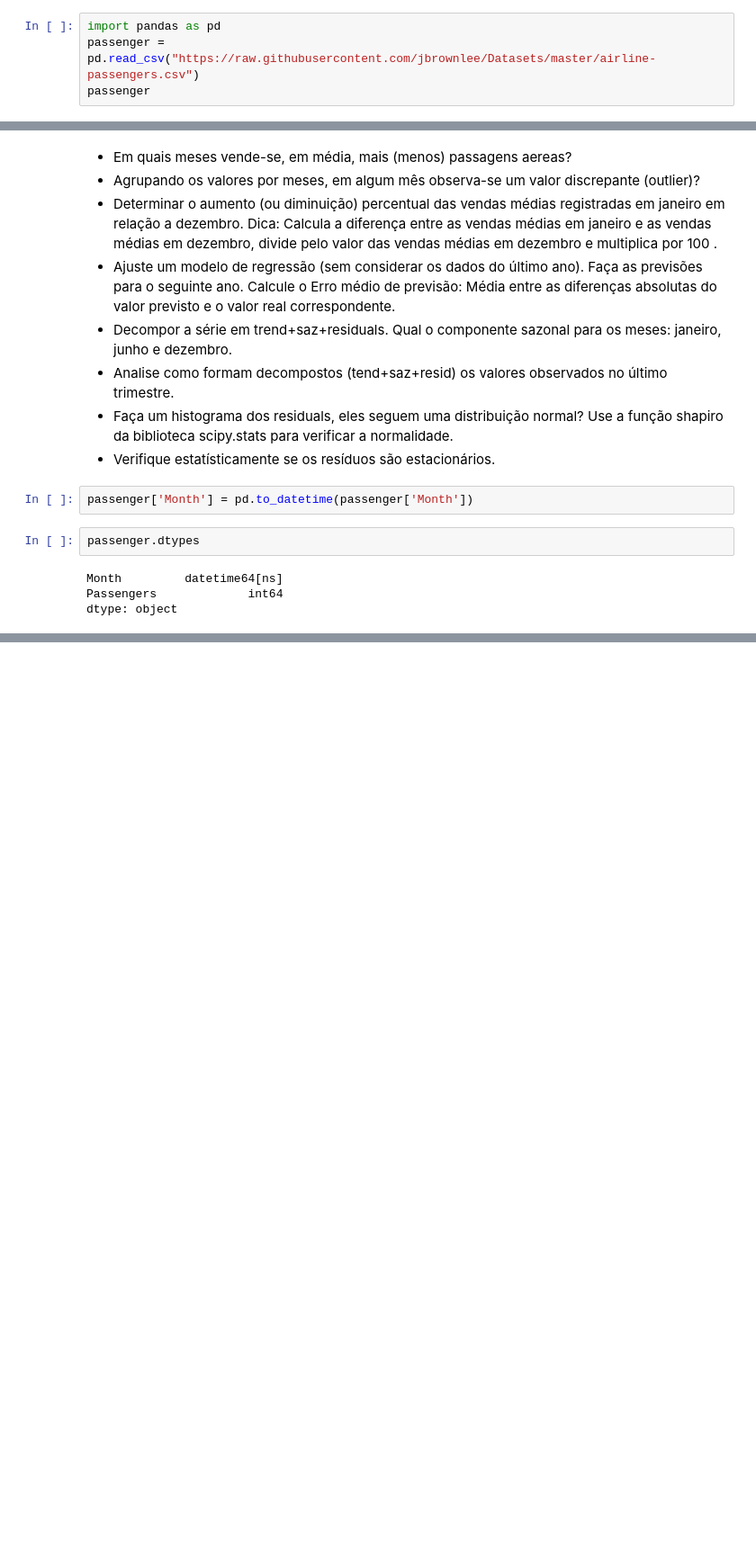
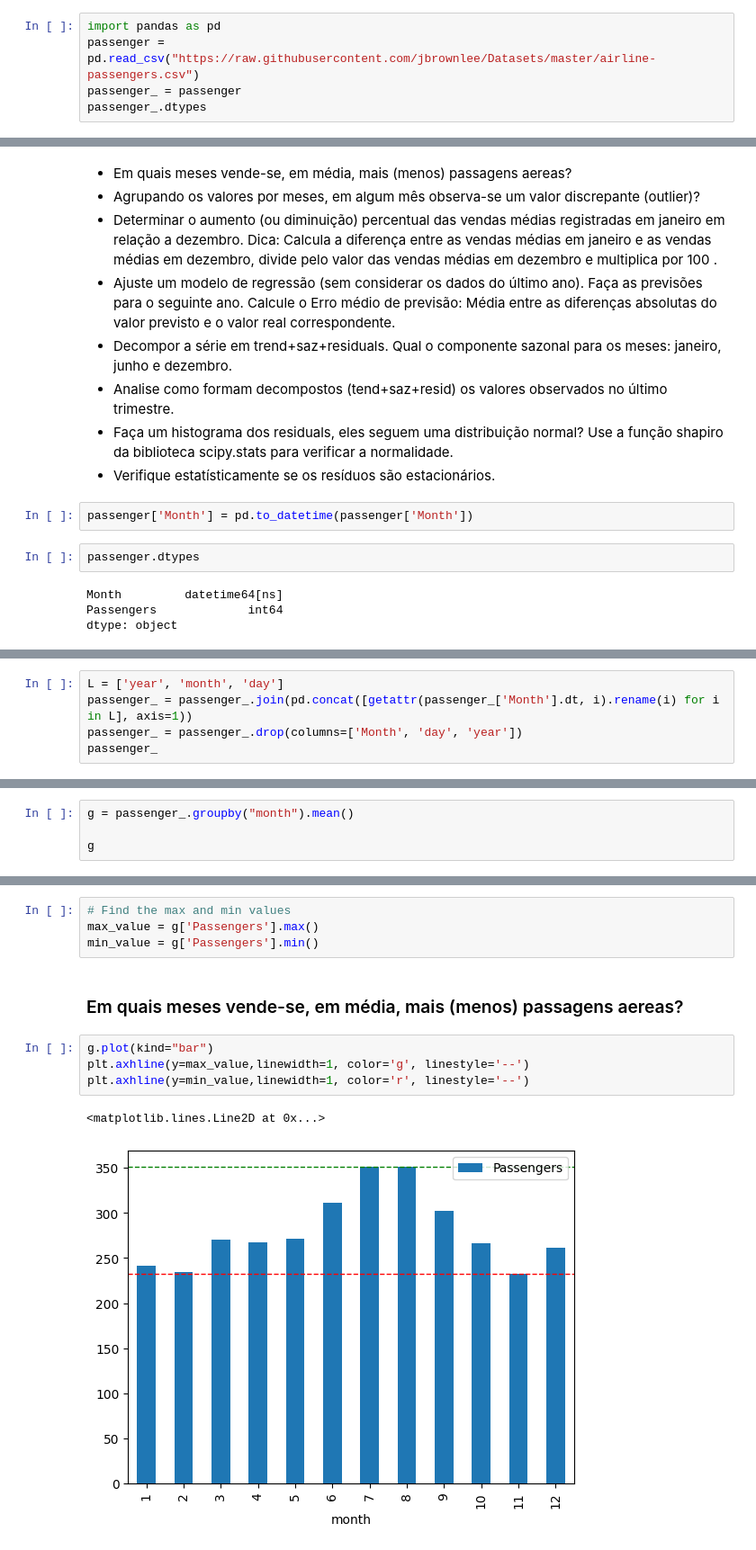
Before and after one commit to andvsilva/programming_school, a Jupyter notebook: notebooks/time-series/Lab_series_temp_2023_2.ipynb, the cells around one changed output, grey strips where cells are left out. Shown at 90% size. Saved outputs shown, nothing was run; the diff lists cells and outputs as text; blank space fills up the shorter version.

```diff
--- a/notebooks/time-series/Lab_series_temp_2023_2.ipynb
+++ b/notebooks/time-series/Lab_series_temp_2023_2.ipynb
@@ -20,5 +21,6 @@ import matplotlib.dates as mdates
 # %%
 import pandas as pd
 passenger = pd.read_csv("https://raw.githubusercontent.com/jbrownlee/Datasets/master/airline-passengers.csv")
-passenger
+passenger_ = passenger
+passenger_.dtypes
 # %% [output]
@@ -111,0 +92,5 @@ plt.show()
+# %%
+L = ['year', 'month', 'day']
+passenger_ = passenger_.join(pd.concat([getattr(passenger_['Month'].dt, i).rename(i) for i in L], axis=1))
+passenger_ = passenger_.drop(columns=['Month', 'day', 'year'])
+passenger_
@@ -111,0 +111,4 @@ plt.show()
+# %%
+g = passenger_.groupby("month").mean()
+
+g
@@ -111,0 +130,13 @@ plt.show()
+# %%
+# Find the max and min values
+max_value = g['Passengers'].max()
+min_value = g['Passengers'].min()
+# %% [markdown]
+### Em quais meses vende-se, em média, mais (menos) passagens aereas?
+# %%
+g.plot(kind="bar")
+plt.axhline(y=max_value,linewidth=1, color='g', linestyle='--')
+plt.axhline(y=min_value,linewidth=1, color='r', linestyle='--')
+# %% [output]
+<matplotlib.lines.Line2D at 0x...>
+[figure, added]
```
Also changed, not shown: parts of 18 cells of this notebook, 1 other file.
